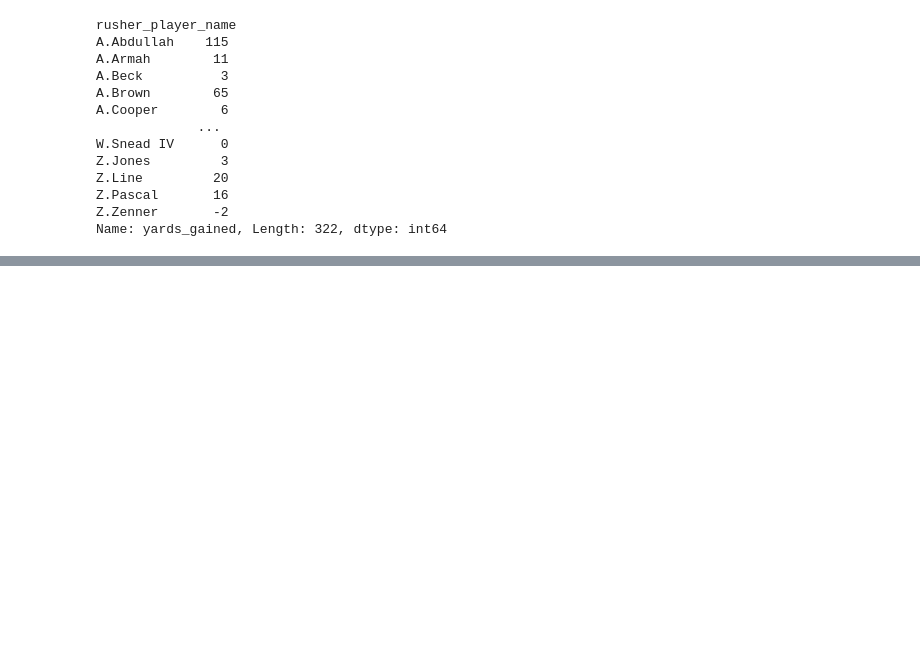
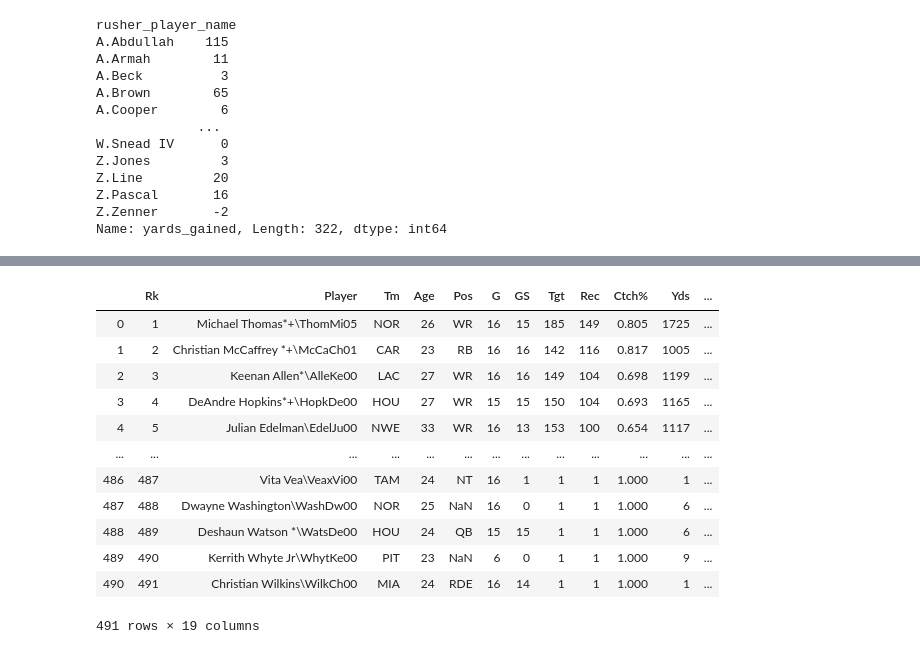
Before and after one commit to scunden/Project-Dash, a Jupyter notebook: 2. Data-Cleanup/0. Cleanup/cleanup.ipynb, the cells around one changed output, grey strips where cells are left out. Drawn from its saved outputs; the diff is of its cells as text; code cells hidden in the pictures; blank space fills up the shorter version.

Commit message:
uploaded data

```diff
--- a/2. Data-Cleanup/0. Cleanup/cleanup.ipynb
+++ b/2. Data-Cleanup/0. Cleanup/cleanup.ipynb
@@ -440,0 +441,24 @@ AttributeError: 'Series' object has no attribute 'join'
+# %%
+# df_file_game = "../1. Additional-Data/2019 stats.xlsx"
+
+xls = pd.ExcelFile("../1. Additional-Data/2019 stats.xlsx")
+
+df_WR = pd.read_excel(xls, 'WR')
+
+df_QB = pd.read_excel(xls, 'QB')
+
+df_RB = pd.read_excel(xls, 'RB')
+# %% [output]
+|  | Rk | Player | Tm | Age | Pos | G | GS | Tgt | Rec | Ctch% | Yds | ... |
+| 0 | 1 | Michael Thomas*+\ThomMi05 | NOR | 26 | WR | 16 | 15 | 185 | 149 | 0.805 | 1725 | ... |
+| 1 | 2 | Christian McCaffrey *+\McCaCh01 | CAR | 23 | RB | 16 | 16 | 142 | 116 | 0.817 | 1005 | ... |
+| 2 | 3 | Keenan Allen*\AlleKe00 | LAC | 27 | WR | 16 | 16 | 149 | 104 | 0.698 | 1199 | ... |
+| 3 | 4 | DeAndre Hopkins*+\HopkDe00 | HOU | 27 | WR | 15 | 15 | 150 | 104 | 0.693 | 1165 | ... |
+| 4 | 5 | Julian Edelman\EdelJu00 | NWE | 33 | WR | 16 | 13 | 153 | 100 | 0.654 | 1117 | ... |
+| ... | ... | ... | ... | ... | ... | ... | ... | ... | ... | ... | ... | ... |
+| 486 | 487 | Vita Vea\VeaxVi00 | TAM | 24 | NT | 16 | 1 | 1 | 1 | 1.000 | 1 | ... |
+| 487 | 488 | Dwayne Washington\WashDw00 | NOR | 25 | NaN | 16 | 0 | 1 | 1 | 1.000 | 6 | ... |
+| 488 | 489 | Deshaun Watson *\WatsDe00 | HOU | 24 | QB | 15 | 15 | 1 | 1 | 1.000 | 6 | ... |
+| 489 | 490 | Kerrith Whyte Jr\WhytKe00 | PIT | 23 | NaN | 6 | 0 | 1 | 1 | 1.000 | 9 | ... |
+| 490 | 491 | Christian Wilkins\WilkCh00 | MIA | 24 | RDE | 16 | 14 | 1 | 1 | 1.000 | 1 | ... |
+491 rows × 19 columns
```
Also changed, not shown: parts of 16 cells of this notebook, 1 other file.
